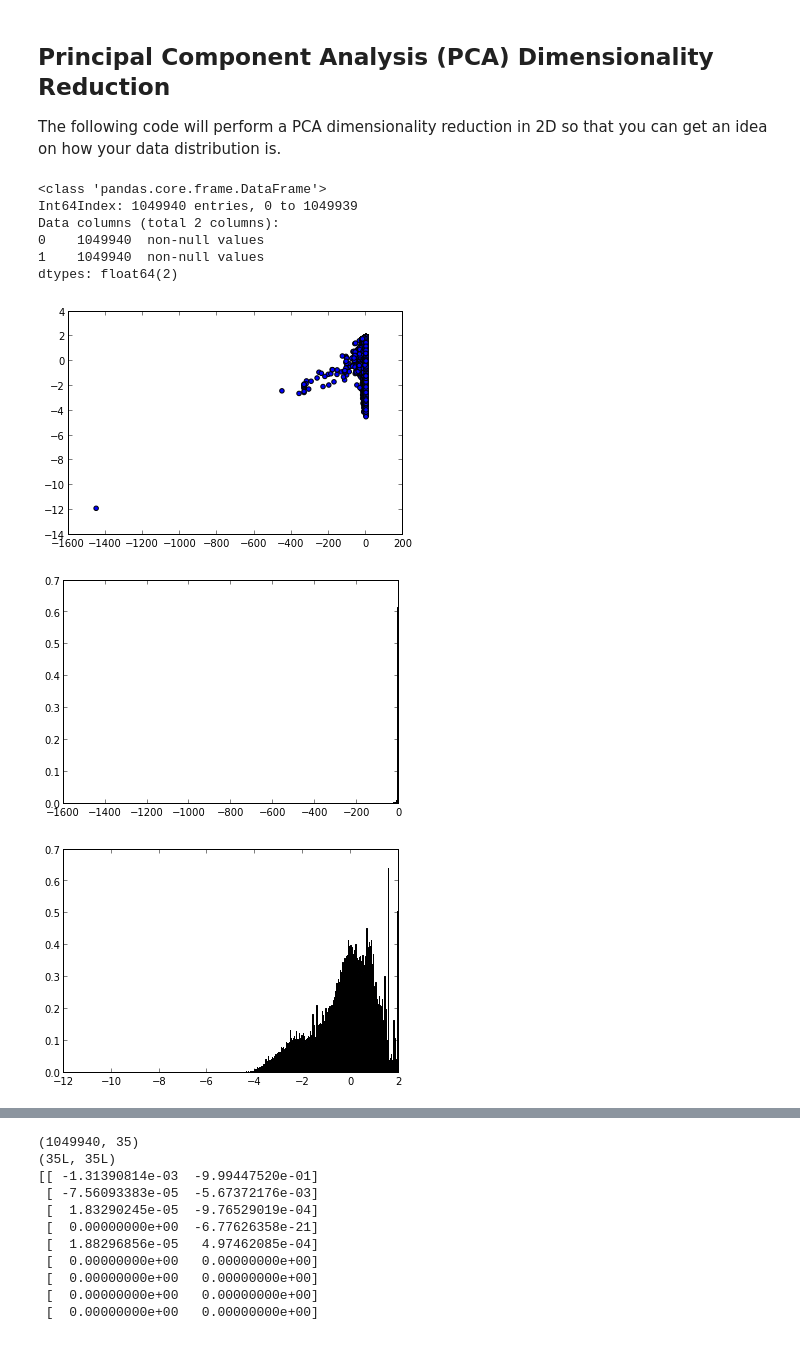
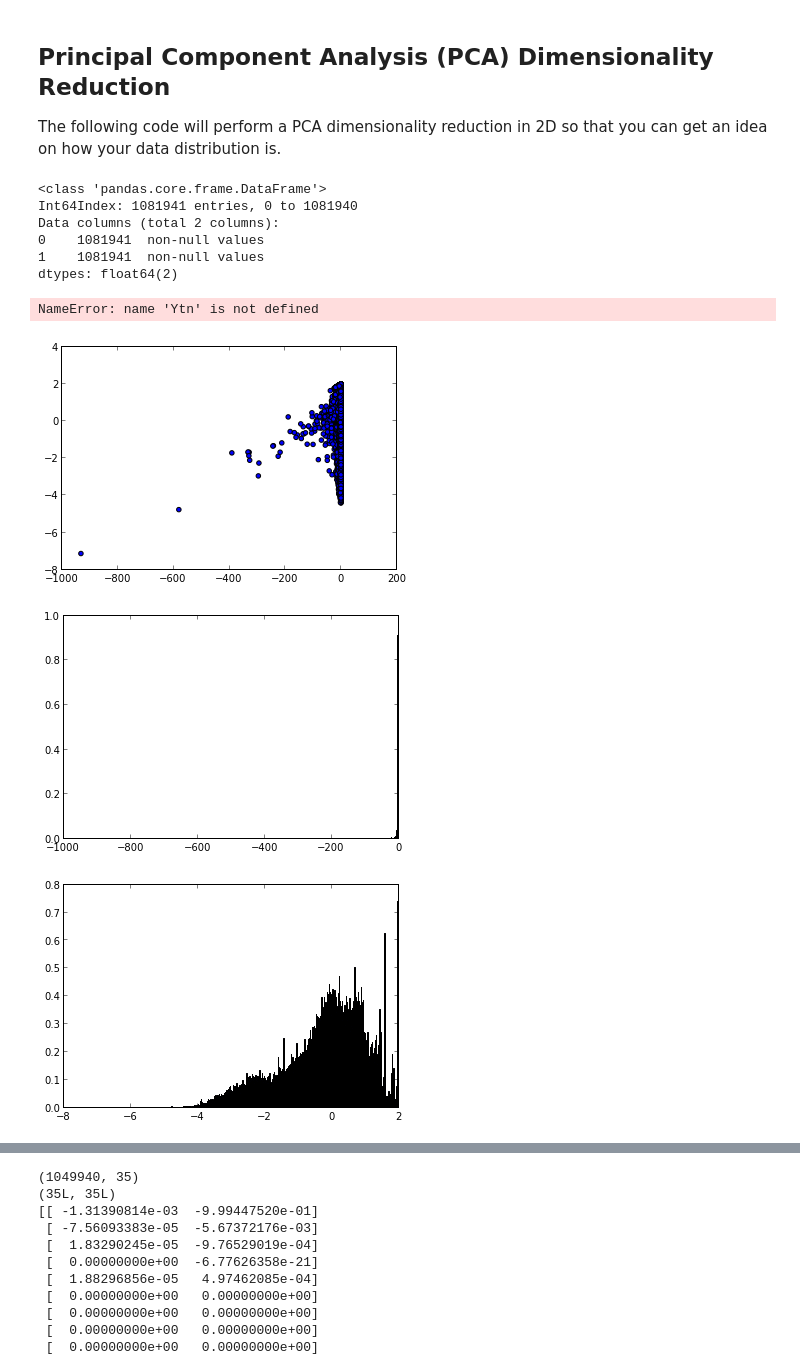
Before and after one commit to lrq3000/oacs, a Jupyter notebook: ipynb/Dataset Analysis.ipynb, the cells around one changed output, grey strips where cells are left out. Saved outputs shown, nothing was run; the diff lists cells and outputs as text; code cells hidden in the pictures.

```diff
--- a/ipynb/Dataset Analysis.ipynb
+++ b/ipynb/Dataset Analysis.ipynb
@@ -119,3 +132,8 @@ Cheater detected!
+# %%
+# Load previously learned parameters
+# Note: you should do this only after loading and preoptimizing the dataset
+# (else the loaded parameters will be used and you may end up with something really messed up!)
+runner.updatevars(runner.load_vars(runner.config.config.get('parametersfile')))
 # %% [markdown]
 Enter below your own data analysis code
 --------------
@@ -220,22 +238,47 @@ Z = pd.DataFrame(np.dot(X, U[:, 0:K]))
 print(Z)
 # %% [output]
 <class 'pandas.core.frame.DataFrame'>
-Int64Index: 1049940 entries, 0 to 1049939
+Int64Index: 1081941 entries, 0 to 1081940
 Data columns (total 2 columns):
-0    1049940  non-null values
-1    1049940  non-null values
+0    1081941  non-null values
+1    1081941  non-null values
 dtypes: float64(2)
+# %%
+Ytn.head()
+# %% [output]
+NameError: name 'Ytn' is not defined
+# %%
+import random
+
+# Find indices
+# Honest players indices
+Y = runner.vars['Y']
+Ytn = Y[Y==0].dropna()
+rows_n = random.sample(Ytn.index, 100000)
+# Cheater indices
+Ytc = Y[Y!=0].dropna() # General cheaters label indices, usually it will be a lot smaller than the full Y so that it's better to do a first filter containing exclusively all the cheaters labels and none of the normal examples
+Ytc1 = Ytc[Ytc==1] # Cheat type 1
+rows_c1 = random.sample(Ytc1.index, 10000)
+Ytc2 = Ytc[Ytc==2] # Cheat type 2
+rows_c2 = random.sample(Ytc2.index, 10000)
+Ytc3 = Ytc[Ytc==3] # Cheat type 3
+rows_c3 = random.sample(Ytc3.index, 10000)
+Ytc4 = Ytc[Ytc==4] # Cheat type 4
+rows_c4 = random.sample(Ytc4.index, 10000)
+Ytc5 = Ytc[Ytc==5] # Cheat type 5
+rows_c5 = random.sample(Ytc5.index, 10000)
+Ytc10 = Ytc[Ytc==10] # Cheat type 10
+rows_c10 = random.sample(Ytc10.index, 10000)
 # %%
-import random
-rows = random.sample(Z.index, 100000)
+# Plot the data
 #X = runner.vars['X']
-plt.scatter(Z.ix[rows,0], Z.ix[rows,1])#, s=X.framerepeat))
+plt.scatter(Z.ix[rows_n,0], Z.ix[rows_n,1])#, s=X.framerepeat))
 plt.show()
-plt.hist(Z.ix[rows,0], bins=1000, normed=True)
+plt.hist(Z.ix[rows_n,0], bins=1000, normed=True)
 plt.show()
-plt.hist(Z.ix[rows,1], bins=1000, normed=True)
+plt.hist(Z.ix[rows_n,1], bins=1000, normed=True)
 plt.show()
 # %% [output]
-[figure, old version]
+[figure, new version]
-[figure, old version]
+[figure, new version]
-[figure, old version]
+[figure, new version]
```
Also changed, not shown: parts of 13 cells of this notebook, 8 other files.
